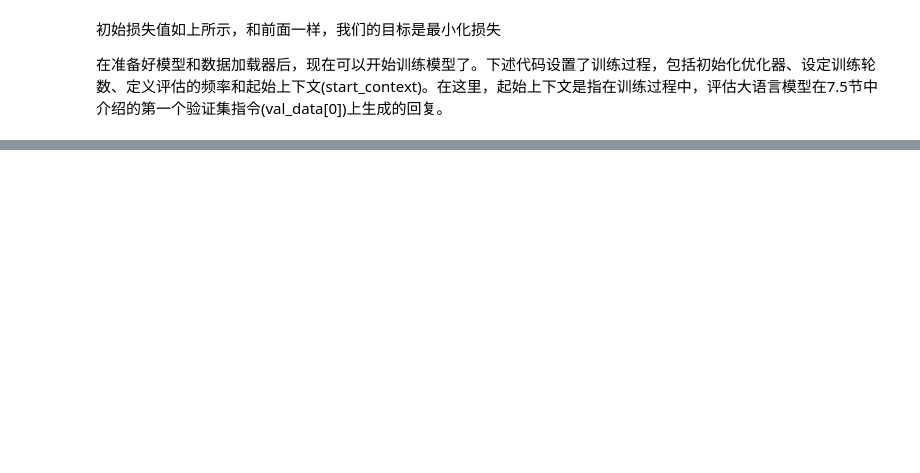
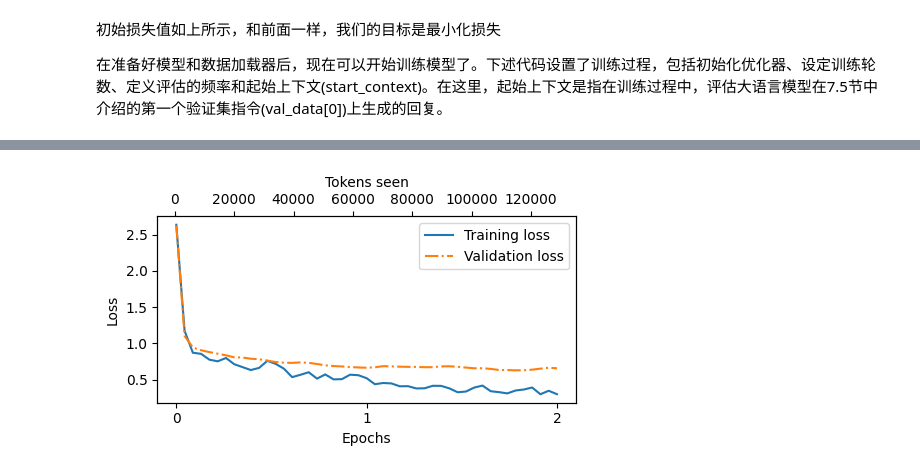
Before and after one commit to JL-sky/LLMs-from-scratch, a Jupyter notebook: ch07/ch07.ipynb, the cells around one changed output, grey strips where cells are left out. Drawn from its saved outputs; the diff is of its cells as text; code cells hidden in the pictures; blank space fills up the shorter version.

```diff
--- a/ch07/ch07.ipynb
+++ b/ch07/ch07.ipynb
@@ -294,14 +293,0 @@ loss_1 == loss_3: tensor(True)
-# %%
-if torch.cuda.is_available():
-    device = torch.device("cuda")
-elif torch.backends.mps.is_available():
-    # Use PyTorch 2.9 or newer for stable mps results
-    major, minor = map(int, torch.__version__.split(".")[:2])
-    if (major, minor) >= (2, 9):
-        device = torch.device("mps")
-    else:
-        device = torch.device("cpu")
-else:
-    device = torch.device("cpu")
-
-print("Device:", device)
@@ -610,0 +689,7 @@ Error:
+# %%
+from ch05.modelUtils import plot_losses
+
+epochs_tensor = torch.linspace(0, num_epochs, len(train_losses))
+plot_losses(epochs_tensor, tokens_seen, train_losses, val_losses)
+# %% [output]
+[figure, added]
```
Also changed, not shown: parts of 36 cells of this notebook, 5 other files.
